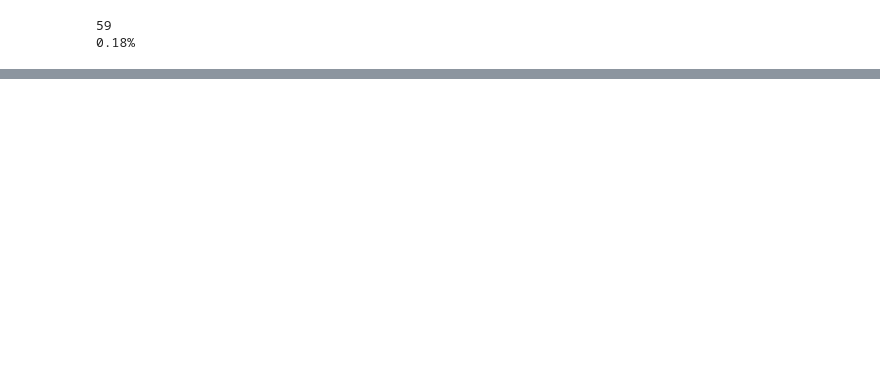
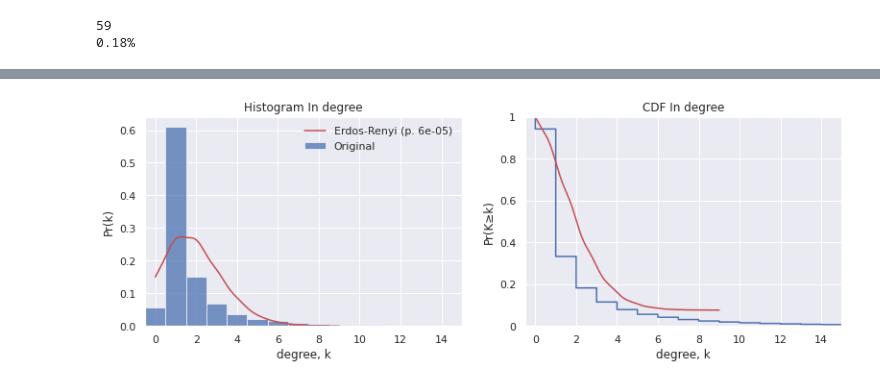
Before and after one commit to Jaimemorillo/electoral-prediction-madrid, a Jupyter notebook: read_tweets.ipynb, the cells around one changed output, grey strips where cells are left out. Saved outputs shown, nothing was run; the diff lists cells and outputs as text; code cells hidden in the pictures; blank space fills up the shorter version.

```diff
--- a/read_tweets.ipynb
+++ b/read_tweets.ipynb
@@ -626,0 +677,25 @@ print("{0:.2%}".format((lcc.vcount()/g.vcount())))
+# %%
+# In degree
+fig,(ax1,ax2) = plt.subplots(1,2, figsize=(13,4))
+plt.subplots_adjust(wspace=0.2)
+
+sns.histplot(data=vertex_df, x='in_degree',stat='probability',discrete=True,fill=True,label='Original',ax=ax1)
+sns.kdeplot(data=vertex_er_df, x='in_degree', bw_adjust=3, color='r',cut=0,label='Erdos-Renyi (p. 6e-05)',ax=ax1)
+ax1.set_xlim(-.5, 15)
+ax1.set_ylabel('Pr(k)')
+ax1.set_xlabel('degree, k')
+ax1.legend()
+ax1.set_title('Histogram In degree')
+
+sns.ecdfplot(data=vertex_df,x='in_degree',complementary=False,label='Original',ax=ax2)
+sns.kdeplot(data=vertex_er_df,x='in_degree',color='r',cumulative=True,bw_adjust=2,cut=0,label='Erdos-Renyi (p. 6e-05)',ax=ax2)
+yticks=ax2.get_yticks()
+ax2.invert_yaxis()
+ax2.set_yticklabels([1,0.8,0.6,0.4,0.2,0])
+ax2.set_xlim(-.5, 15)
+ax2.set_ylabel('Pr(K≥k)')
+ax2.set_xlabel('degree, k')
+ax2.set_title('CDF In degree')
+plt.show()
+# %% [output]
+[figure, added]
```
Also changed, not shown: parts of 13 cells of this notebook.
